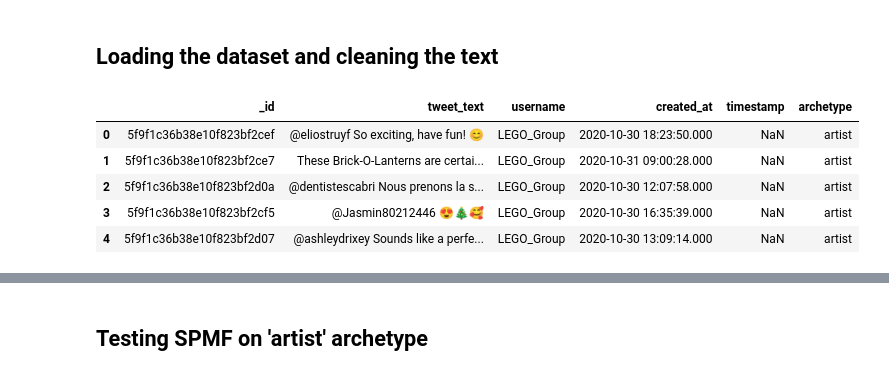
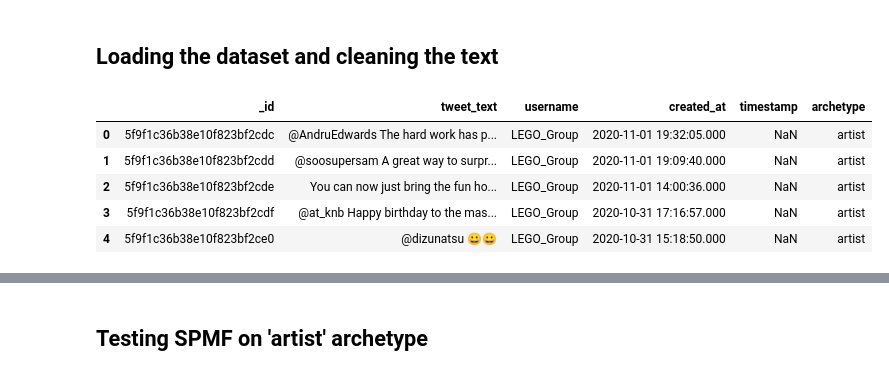
Before and after one commit to Maelstro/twitter-semantic-analysis, a Jupyter notebook: jupyter_notebooks/data_mining/spmf_mining.ipynb, the cells around one changed output, grey strips where cells are left out. Drawn from its saved outputs; the diff is of its cells as text; code cells hidden in the pictures.

```diff
--- a/jupyter_notebooks/data_mining/spmf_mining.ipynb
+++ b/jupyter_notebooks/data_mining/spmf_mining.ipynb
@@ -9,17 +22,17 @@ import itertools
 ## Loading the dataset and cleaning the text
 # %%
 # Load the Twitter dataset
-twitter_df = pd.read_csv('tweets_28_02_2021.csv', index_col=0)
+twitter_df = pd.read_csv('tweets_06_03_2021.csv', index_col=0)
 
 # Print the head of the loaded dataset
 twitter_df.head()
 # %% [output]
 |  | _id | tweet_text | username | created_at | timestamp | archetype |
-| 0 | 5f9f1c36b38e10f823bf2cef | @eliostruyf So exciting, have fun! 😊 | LEGO_Group | 2020-10-30 18:23:50.000 | NaN | artist |
-| 1 | 5f9f1c36b38e10f823bf2ce7 | These Brick-O-Lanterns are certai... | LEGO_Group | 2020-10-31 09:00:28.000 | NaN | artist |
-| 2 | 5f9f1c36b38e10f823bf2d0a | @dentistescabri Nous prenons la s... | LEGO_Group | 2020-10-30 12:07:58.000 | NaN | artist |
-| 3 | 5f9f1c36b38e10f823bf2cf5 | @Jasmin80212446 😍🎄🥰 | LEGO_Group | 2020-10-30 16:35:39.000 | NaN | artist |
-| 4 | 5f9f1c36b38e10f823bf2d07 | @ashleydrixey Sounds like a perfe... | LEGO_Group | 2020-10-30 13:09:14.000 | NaN | artist |
+| 0 | 5f9f1c36b38e10f823bf2cdc | @AndruEdwards The hard work has p... | LEGO_Group | 2020-11-01 19:32:05.000 | NaN | artist |
+| 1 | 5f9f1c36b38e10f823bf2cdd | @soosupersam A great way to surpr... | LEGO_Group | 2020-11-01 19:09:40.000 | NaN | artist |
+| 2 | 5f9f1c36b38e10f823bf2cde | You can now just bring the fun ho... | LEGO_Group | 2020-11-01 14:00:36.000 | NaN | artist |
+| 3 | 5f9f1c36b38e10f823bf2cdf | @at_knb Happy birthday to the mas... | LEGO_Group | 2020-10-31 17:16:57.000 | NaN | artist |
+| 4 | 5f9f1c36b38e10f823bf2ce0 | @dizunatsu 😀😀 | LEGO_Group | 2020-10-31 15:18:50.000 | NaN | artist |
 # %%
 # Clean-up the texts
 twitter_df["cleaned_text"] = twitter_df["tweet_text"].apply(lambda x: clean_up_text(x))
```
Also changed, not shown: parts of 14 cells of this notebook, 3 other files.
